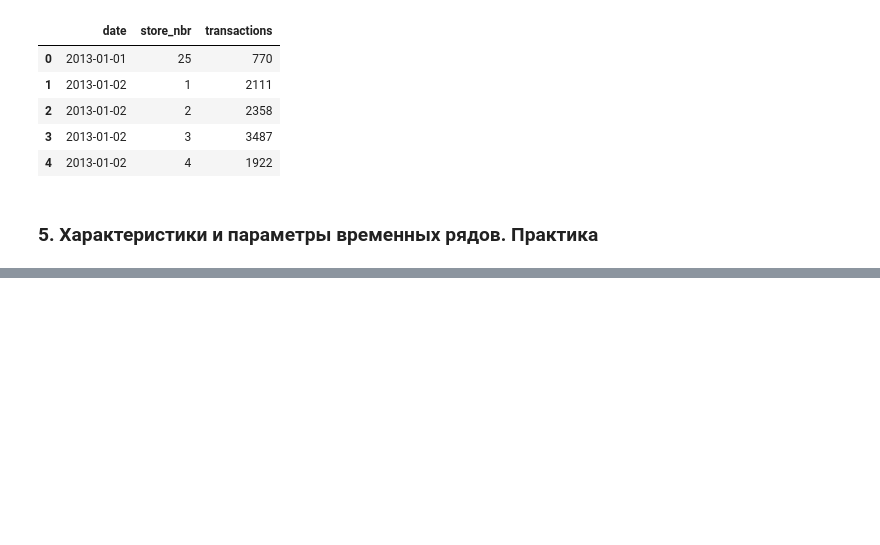
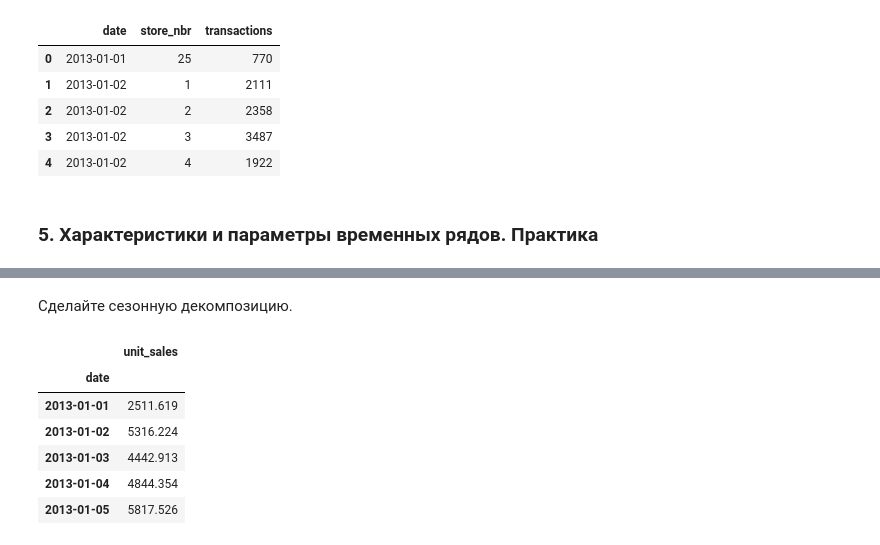
Before and after one commit to eartzhi/lessons, a Jupyter notebook: pda_02/project.ipynb, the cells around one changed output, grey strips where cells are left out. Drawn from its saved outputs; the diff is of its cells as text; code cells hidden in the pictures; blank space fills up the shorter version.

```diff
--- a/pda_02/project.ipynb
+++ b/pda_02/project.ipynb
@@ -68,0 +85,14 @@ transactions.head()
+# %% [markdown]
+Сделайте сезонную декомпозицию.
+# %%
+df = df.set_index(pd.DatetimeIndex(df['date']))
+df.drop(['date'], axis = 1, inplace = True)
+df.head()
+# %% [output]
+|  | unit_sales |
+| date |  |
+| 2013-01-01 | 2511.619 |
+| 2013-01-02 | 5316.224 |
+| 2013-01-03 | 4442.913 |
+| 2013-01-04 | 4844.354 |
+| 2013-01-05 | 5817.526 |
```
Also changed, not shown: parts of 9 cells of this notebook, 2 other files.
